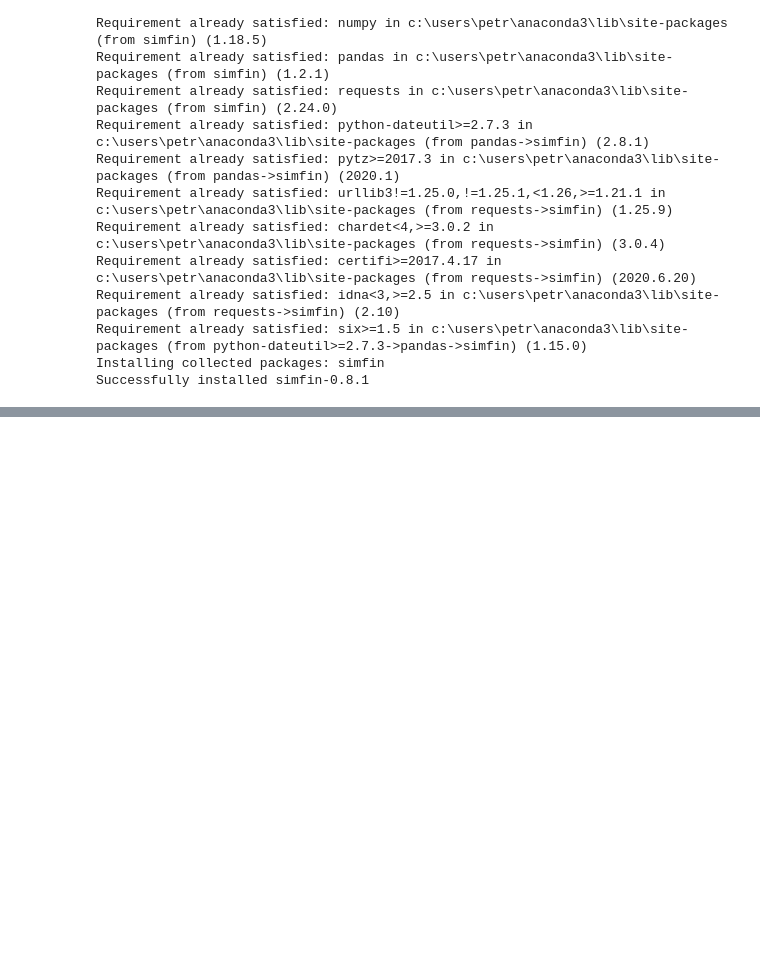
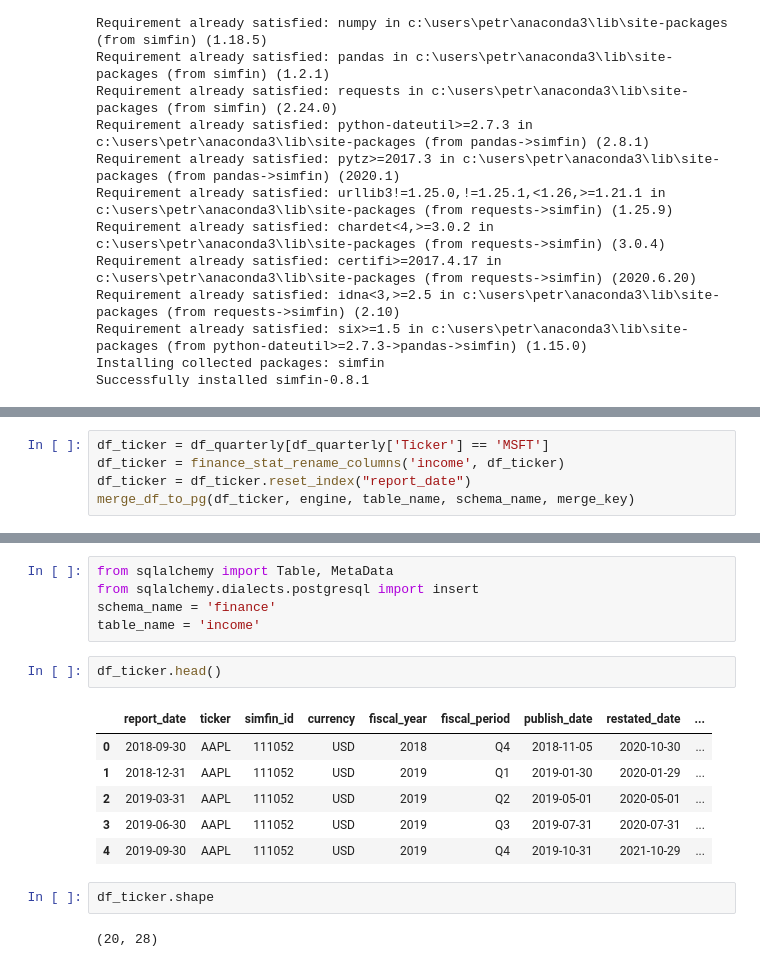
Before and after one commit to kravchukpetr/FinanceProject, a Jupyter notebook: ipynb/Fundamental stats - simfin.ipynb, the cells around one changed output, grey strips where cells are left out. Cells and saved outputs as stored; diff of their text form; blank space fills up the shorter version.

Commit message:
fix finance

```diff
--- a/ipynb/Fundamental stats - simfin.ipynb
+++ b/ipynb/Fundamental stats - simfin.ipynb
@@ -99,0 +257,5 @@ df.loc['AAPL']
+# %%
+df_ticker = df_quarterly[df_quarterly['Ticker'] == 'MSFT']
+df_ticker = finance_stat_rename_columns('income', df_ticker)
+df_ticker = df_ticker.reset_index("report_date")
+merge_df_to_pg(df_ticker, engine, table_name, schema_name, merge_key)
@@ -99,0 +301,18 @@ df.loc['AAPL']
+# %%
+from sqlalchemy import Table, MetaData
+from sqlalchemy.dialects.postgresql import insert
+schema_name = 'finance'
+table_name = 'income'
+# %%
+df_ticker.head()
+# %% [output]
+|  | report_date | ticker | simfin_id | currency | fiscal_year | fiscal_period | publish_date | restated_date | ... |
+| 0 | 2018-09-30 | AAPL | 111052 | USD | 2018 | Q4 | 2018-11-05 | 2020-10-30 | ... |
+| 1 | 2018-12-31 | AAPL | 111052 | USD | 2019 | Q1 | 2019-01-30 | 2020-01-29 | ... |
+| 2 | 2019-03-31 | AAPL | 111052 | USD | 2019 | Q2 | 2019-05-01 | 2020-05-01 | ... |
+| 3 | 2019-06-30 | AAPL | 111052 | USD | 2019 | Q3 | 2019-07-31 | 2020-07-31 | ... |
+| 4 | 2019-09-30 | AAPL | 111052 | USD | 2019 | Q4 | 2019-10-31 | 2021-10-29 | ... |
+# %%
+df_ticker.shape
+# %% [output]
+(20, 28)
```
Also changed, not shown: parts of 49 cells of this notebook, 6 other files.
